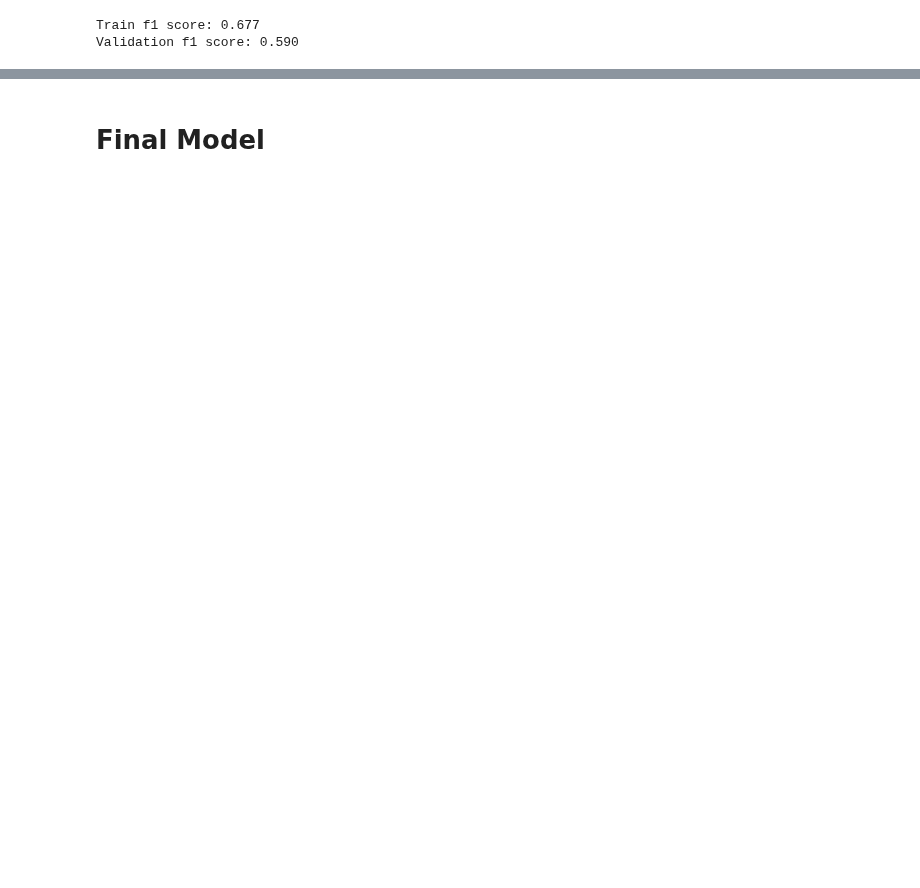
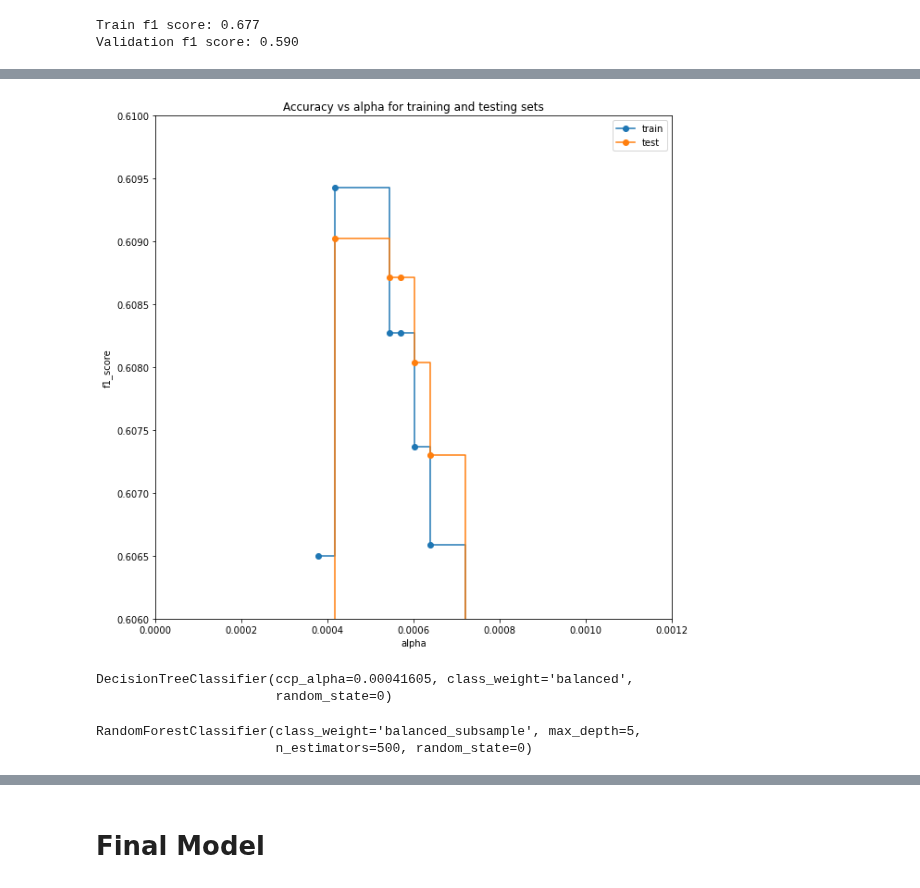
Before and after one commit to aalonto/ML-A1, a Jupyter notebook: s3778713-A1.ipynb, the cells around one changed output, grey strips where cells are left out. Saved outputs shown, nothing was run; the diff lists cells and outputs as text; code cells hidden in the pictures; blank space fills up the shorter version.

```diff
--- a/s3778713-A1.ipynb
+++ b/s3778713-A1.ipynb
@@ -370,8 +374,32 @@ plt.show()
+# %%
+fig, ax = plt.subplots(figsize=(10,10))
+ax.set_xlabel("alpha")
+ax.set_ylabel("f1_score")
+ax.set_title("Accuracy vs alpha for training and testing sets")
+ax.plot(ccp_alphas, train_scores, marker='o', label="train",
+        drawstyle="steps-post")
+ax.plot(ccp_alphas, val_scores, marker='o', label="test",
+        drawstyle="steps-post")
+ax.set_xlim(left=0.0000,right=0.0012)
+ax.set_ylim(bottom=0.606,top=0.61)
+ax.legend()
+plt.show()
+# %% [output]
+[figure, added]
+# %%
+clf = tree.DecisionTreeClassifier(random_state=0, ccp_alpha=0.00041605, class_weight='balanced')
+clf.fit(train_X, train_y)
+# %% [output]
+DecisionTreeClassifier(ccp_alpha=0.00041605, class_weight='balanced',
+                       random_state=0)
 # %%
 #RANDOM FOREST
 from sklearn.ensemble import RandomForestClassifier
-clf = RandomForestClassifier(max_depth=6, n_estimators=500, class_weight='balanced_subsample', random_state=0)
+clf = RandomForestClassifier(max_depth=5, n_estimators=500, class_weight='balanced_subsample', random_state=0)
 clf.fit(train_X, train_y)
+# %% [output]
+RandomForestClassifier(class_weight='balanced_subsample', max_depth=5,
+                       n_estimators=500, random_state=0)
 # %%
 train_acc, val_acc = get_acc_scores(clf, train_X, train_y, val_X, val_y)
 print("Train Accuracy score: {:.3f}".format(train_acc))
```
Also changed, not shown: parts of 16 cells of this notebook.
